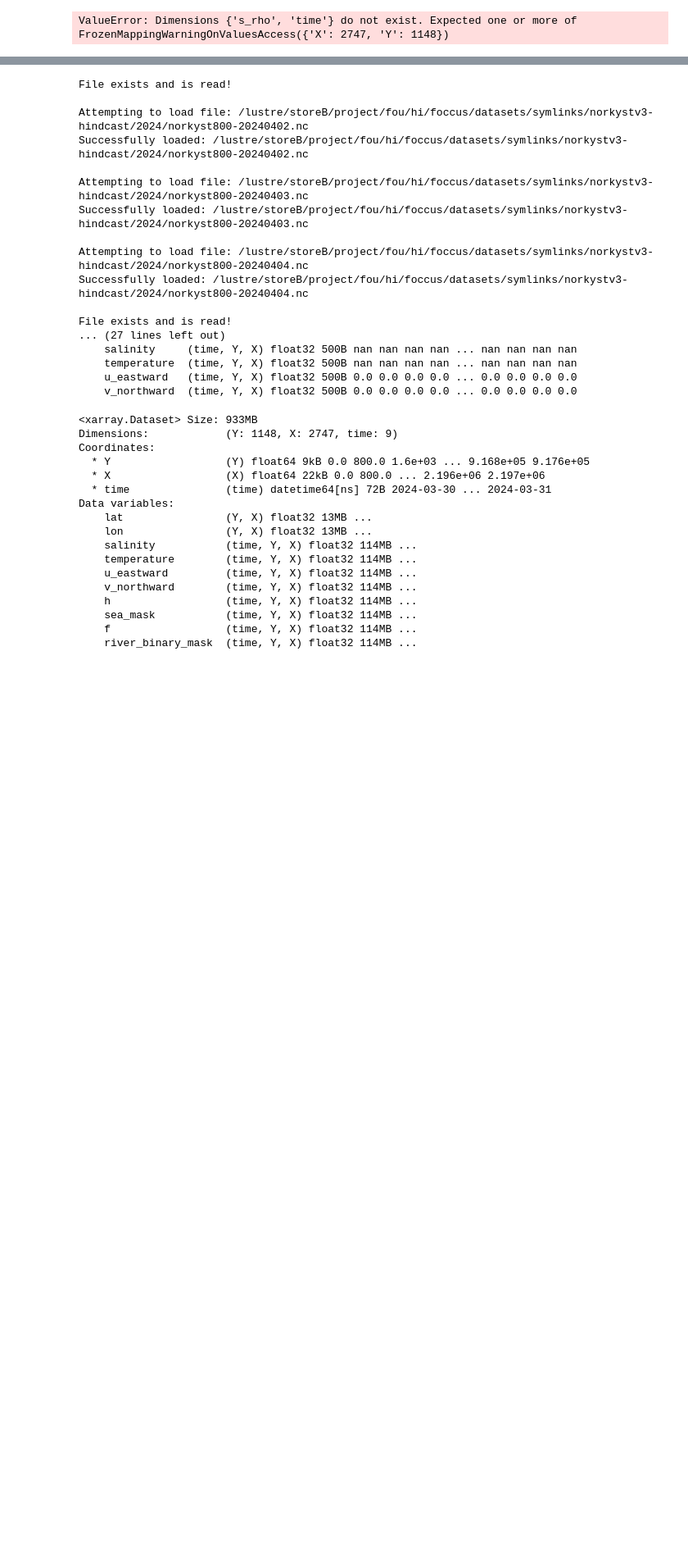
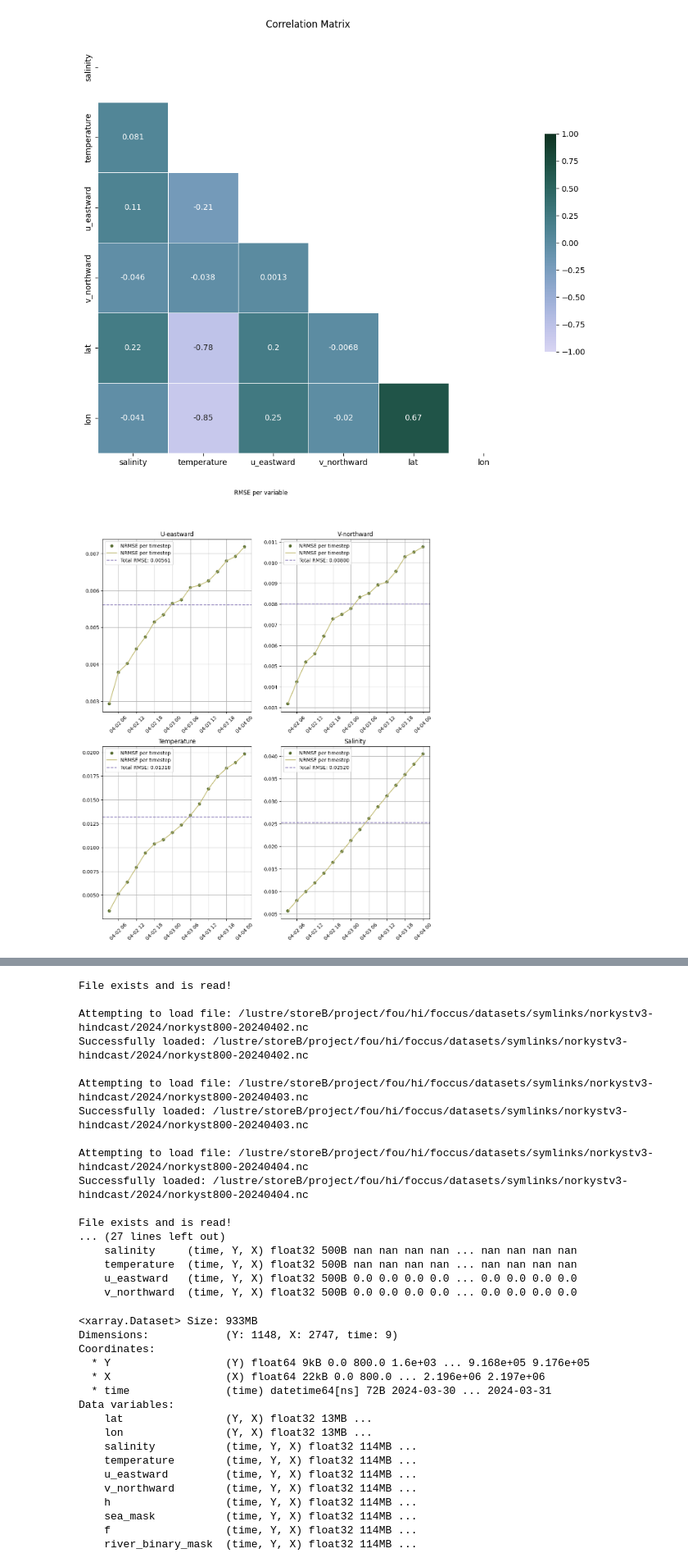
Before and after one commit to metno/ocean-ai, a Jupyter notebook: plot/analysis/testing_code.ipynb, the cells around one changed output, grey strips where cells are left out. Shown at 82% size. Drawn from its saved outputs; the diff is of its cells as text; code cells hidden in the pictures; blank space fills up the shorter version.

```diff
--- a/plot/analysis/testing_code.ipynb
+++ b/plot/analysis/testing_code.ipynb
@@ -23,7 +23,6 @@ def create_validation_stats_from_infile():
                         debug=False)
     #create_stat_csv_plot_multiple_inf(norkyst3, havbris_combined, plot_dict['variables'])
     correlation_matrix(havbris_combined)
-    fh_inference(havbris_combined)
     rmse(norkyst3, havbris_combined)
     histograms(havbris_combined)
 
@@ -42 +45,2 @@ Successfully loaded: /lustre/storeB/project/fou/hi/foccus/datasets/symlinks/nork
-ValueError: Dimensions {'s_rho', 'time'} do not exist. Expected one or more of FrozenMappingWarningOnValuesAccess({'X': 2747, 'Y': 1148})
+[figure, added]
+[figure, added]
```
Also changed, not shown: parts of 1 cell of this notebook, 1 other file.
